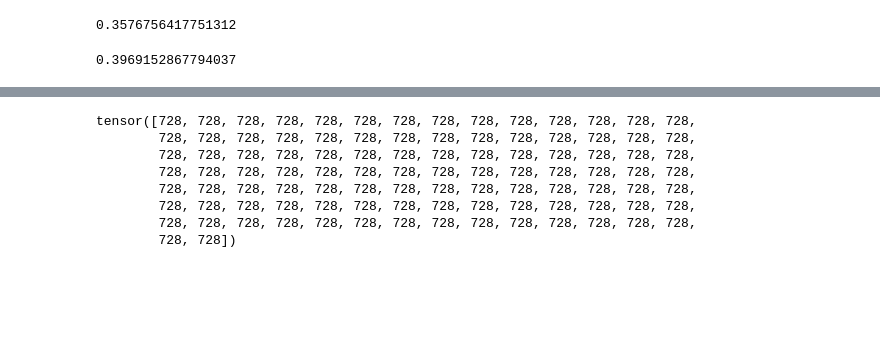
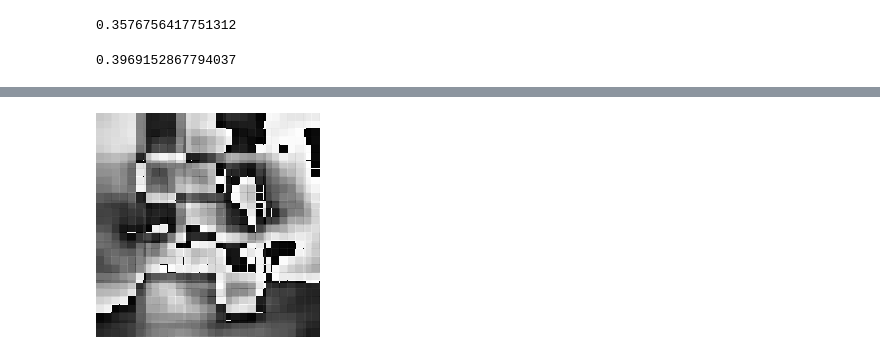
Before and after one commit to MattS0000/XAI_ensemblings_BS_MS, a Jupyter notebook: Functionalities_showcase.ipynb, the cells around one changed output, grey strips where cells are left out. Drawn from its saved outputs; the diff is of its cells as text; code cells hidden in the pictures; blank space fills up the shorter version.

Commit message:
simple ensemble example

```diff
--- a/Functionalities_showcase.ipynb
+++ b/Functionalities_showcase.ipynb
@@ -269,11 +264,8 @@ Metrics.stability(sample_xai, single_data.squeeze(dim=0), single_data.repeat(10,
-# %%
-single_pred.repeat(100)
-# %% [output]
-tensor([728, 728, 728, 728, 728, 728, 728, 728, 728, 728, 728, 728, 728, 728,
-        728, 728, 728, 728, 728, 728, 728, 728, 728, 728, 728, 728, 728, 728,
-        728, 728, 728, 728, 728, 728, 728, 728, 728, 728, 728, 728, 728, 728,
-        728, 728, 728, 728, 728, 728, 728, 728, 728, 728, 728, 728, 728, 728,
-        728, 728, 728, 728, 728, 728, 728, 728, 728, 728, 728, 728, 728, 728,
-        728, 728, 728, 728, 728, 728, 728, 728, 728, 728, 728, 728, 728, 728,
-        728, 728, 728, 728, 728, 728, 728, 728, 728, 728, 728, 728, 728, 728,
-        728, 728])
+# %%
+from EnsembleXAI.Ensemble import aggregate
+
+aggregated = aggregate(torch.cat([(attributions_occ.sum(dim = 1) / 3), (attributions_occ2.sum(dim = 1) / 3)], dim=0),
+aggregating_func='avg')
+display(transform.to_pil_image(aggregated))
+# %% [output]
+[figure, added]
```
Also changed, not shown: parts of 3 cells of this notebook.
